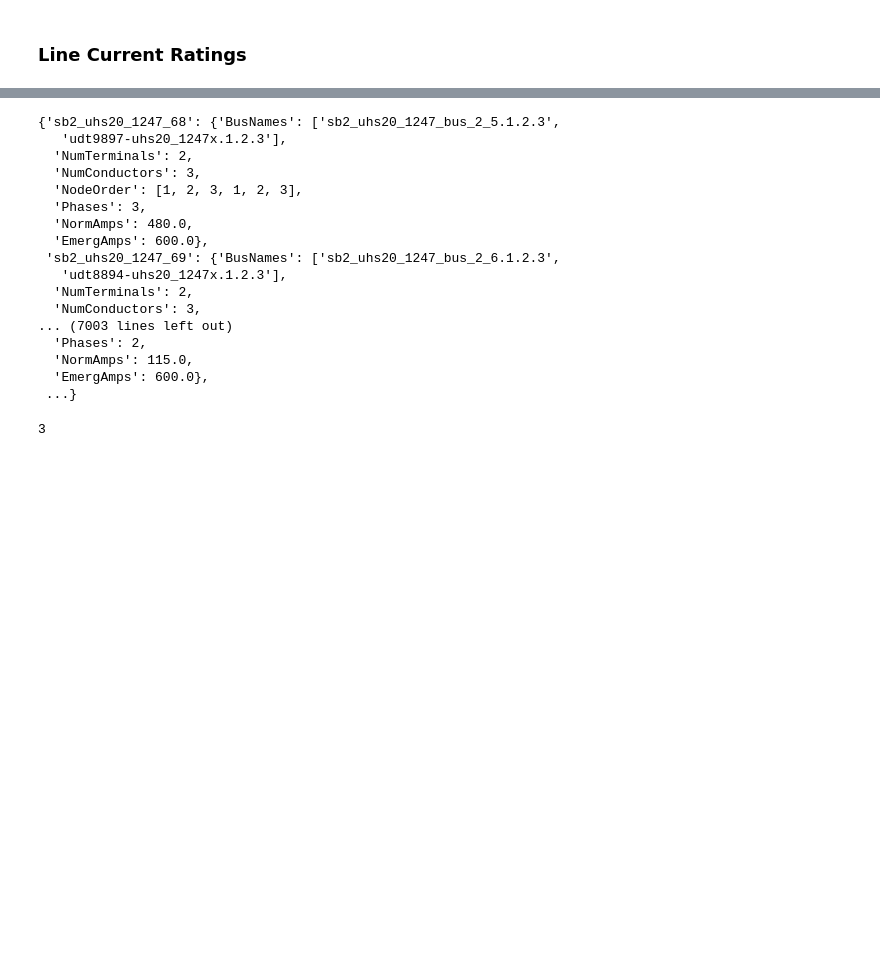
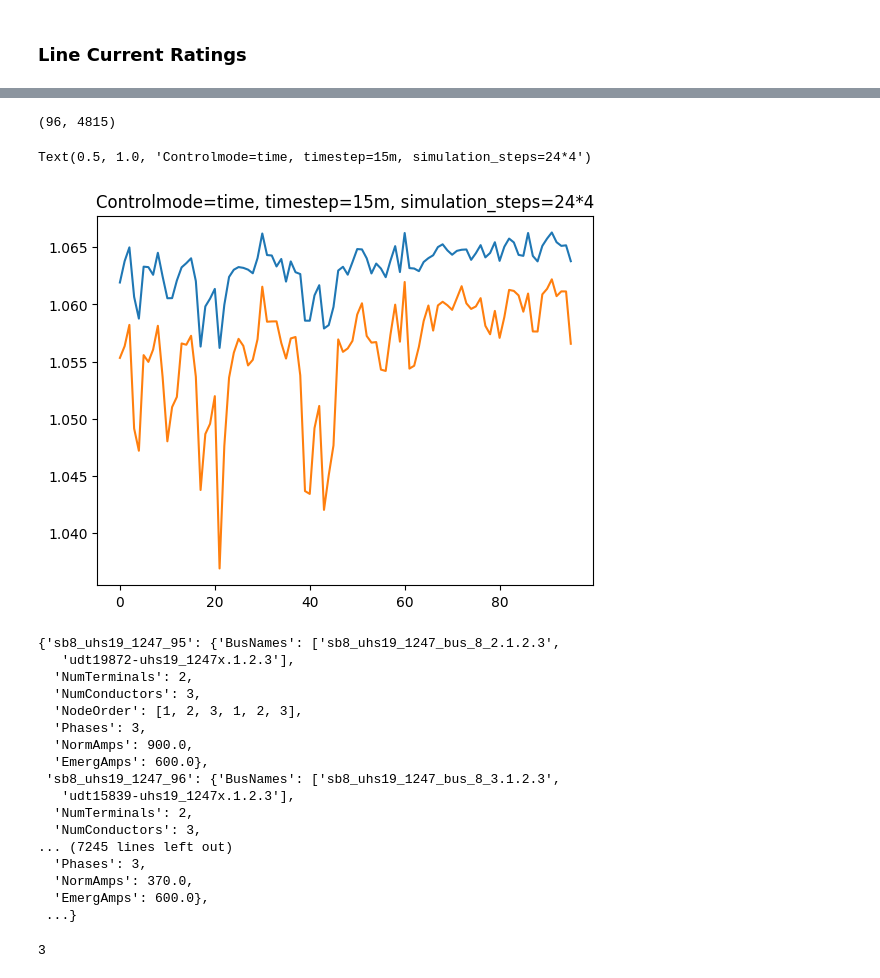
Before and after one commit to samtalki/yadi, a Jupyter notebook: notebooks/currents_example.ipynb, the cells around one changed output, grey strips where cells are left out. Saved outputs shown, nothing was run; the diff lists cells and outputs as text; code cells hidden in the pictures; blank space fills up the shorter version.

```diff
--- a/notebooks/currents_example.ipynb
+++ b/notebooks/currents_example.ipynb
@@ -7,9 +7,9 @@ import yadi.dss.qsts as dss_qsts
 # `yadi` Time series simulation examples: line and transformer currents
 # %%
 #Load the case3_unbalanced file from PowerModelsDistribution.jl
-# case_file = 'secondary_test_network/Master.DSS'
+# cktfile = '/home/sam/Research/yadi/test_cases/secondary_test_network/Master.DSS'
 # cktfile = r"../test_cases/{case_file}".format(case_file=case_file)
-cktfile = '/home/sam/Research/evacuationProject/data/OpenDSS Network/v1.1/2016/GSO/urban-suburban/scenarios/base_timeseries/opendss/uhs20_1247/Master.dss'
+cktfile = '/home/sam/Research/evacuationProject/data/OpenDSS Network/v1.0/2016/GSO/urban-suburban/scenarios/base_timeseries/opendss/uhs19_1247/Master_sample1.dss'
 # %% [markdown]
 ## Use `yadi` to run a time series simulation and construct datasets.
 # %%
@@ -17,8 +17,10 @@ qsts = dss_qsts.DSS_Timeseries(
     redirects=cktfile,
     time_step="15m",
     simulation_steps=24*4,
+    simulation_mode="duty",
+    simulation_controlmode='time',
     precompile=False
-    )
+)
 # %% [markdown]
 ### Line Current Ratings
 # %%
@@ -69,23 +97,35 @@ I shape: (96, 9299)
+# %%
+Vmags_pu.shape
+# %% [output]
+(96, 4815)
+# %%
+import matplotlib.pyplot as plt
+plt.plot(Vmags_pu[:,100]**2)
+plt.plot(Vmags_pu[:,50]**2)
+plt.title("Controlmode=time, timestep=15m, simulation_steps=24*4")
+# %% [output]
+Text(0.5, 1.0, 'Controlmode=time, timestep=15m, simulation_steps=24*4')
+[figure, added]
 # %%
 #Show line data
 line_data = qsts.get_line_data()
 line_data
 # %% [output]
-{'sb2_uhs20_1247_68': {'BusNames': ['sb2_uhs20_1247_bus_2_5.1.2.3',
-   'udt9897-uhs20_1247x.1.2.3'],
+{'sb8_uhs19_1247_95': {'BusNames': ['sb8_uhs19_1247_bus_8_2.1.2.3',
+   'udt19872-uhs19_1247x.1.2.3'],
   'NumTerminals': 2,
   'NumConductors': 3,
   'NodeOrder': [1, 2, 3, 1, 2, 3],
   'Phases': 3,
-  'NormAmps': 480.0,
+  'NormAmps': 900.0,
   'EmergAmps': 600.0},
- 'sb2_uhs20_1247_69': {'BusNames': ['sb2_uhs20_1247_bus_2_6.1.2.3',
-   'udt8894-uhs20_1247x.1.2.3'],
+ 'sb8_uhs19_1247_96': {'BusNames': ['sb8_uhs19_1247_bus_8_3.1.2.3',
+   'udt15839-uhs19_1247x.1.2.3'],
   'NumTerminals': 2,
   'NumConductors': 3,
-... (7003 lines left out)
-  'Phases': 2,
-  'NormAmps': 115.0,
+... (7245 lines left out)
+  'Phases': 3,
+  'NormAmps': 370.0,
   'EmergAmps': 600.0},
  ...}
 # %%
```
Also changed, not shown: parts of 7 cells of this notebook.
